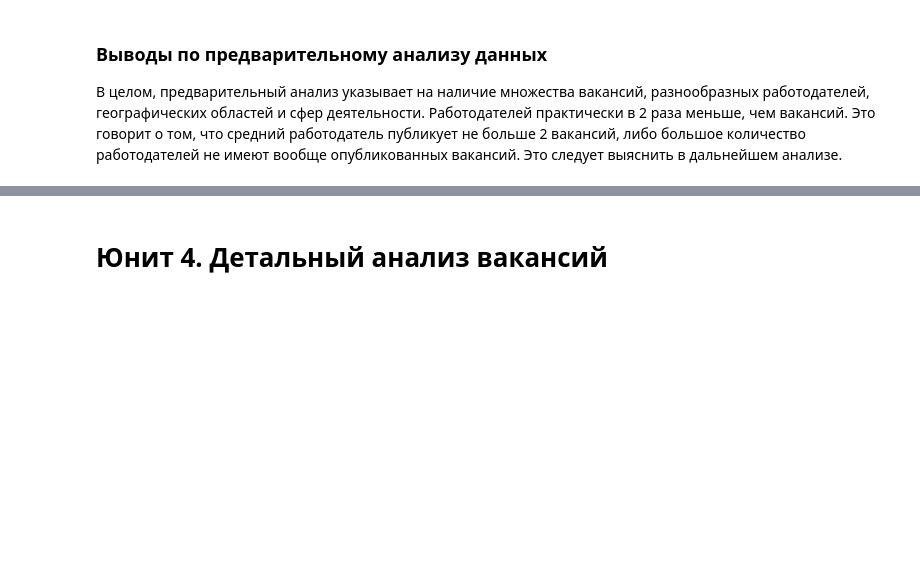
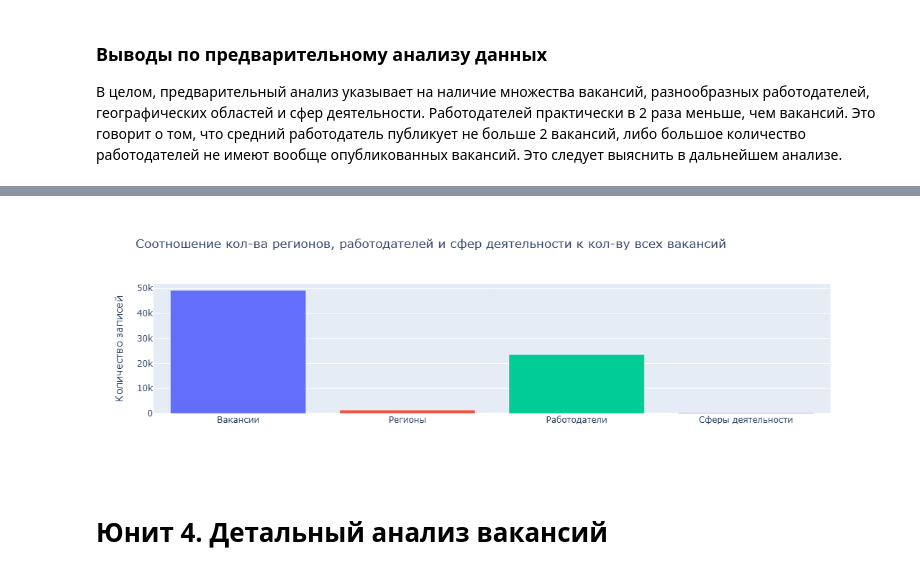
Before and after one commit to VictoriaBakulina/sf_data_science, a Jupyter notebook: project_2/Project_about_Head_Hunter_SQL.ipynb, the cells around one changed output, grey strips where cells are left out. Drawn from its saved outputs; the diff is of its cells as text; code cells hidden in the pictures; blank space fills up the shorter version.

Commit message:
Chart update

```diff
--- a/project_2/Project_about_Head_Hunter_SQL.ipynb
+++ b/project_2/Project_about_Head_Hunter_SQL.ipynb
@@ -105,13 +105,13 @@ display(answer_3_4)
 # %%
 answers_list = [answer_3_1.cnt, answer_3_3_1.cnt, answer_3_2.cnt, answer_3_4.cnt]
 
-x = [int(item) for item in answers_list]
+x = [int(item.iloc[0]) if isinstance(item, pd.Series) else int(item) for item in answers_list]
 
 fig = px.bar(
     x,
     labels={'value': 'Количество записей'},
     title='Соотношение кол-ва регионов, работодателей и сфер деятельности к кол-ву всех вакансий',
-    color=[str(x) for x in range(0, 4)]
+    color=[str(i) for i in range(0, 4)]
 )
 
 fig.update_layout(
@@ -130,3 +129,4 @@ fig.show()
+[figure, added]
 # %% [markdown]
 # Юнит 4. Детальный анализ вакансий
 # %% [markdown]
```
Also changed, not shown: parts of 18 cells of this notebook.
